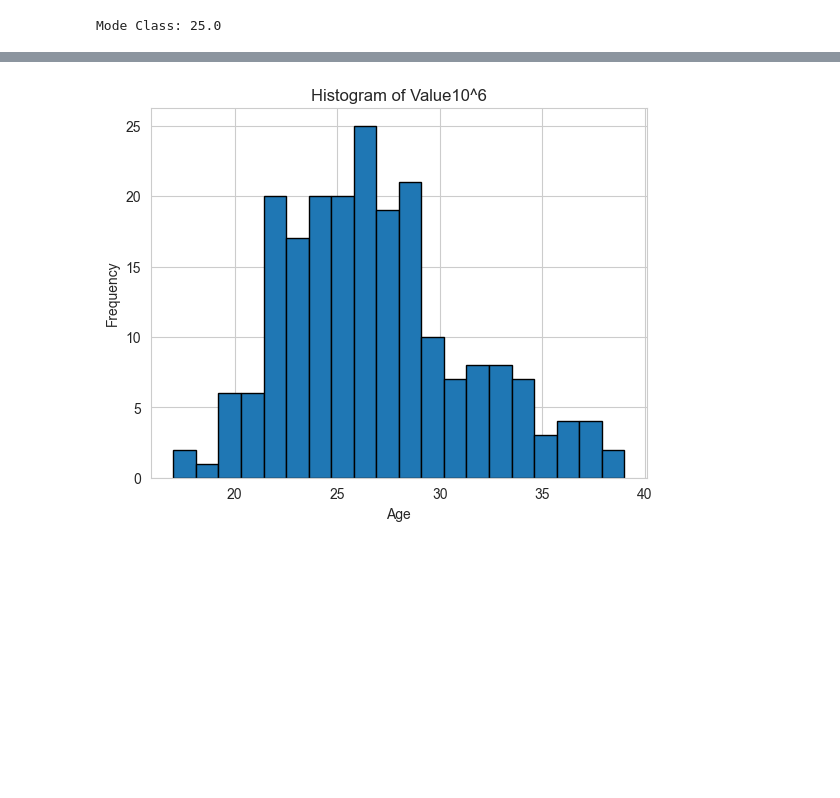
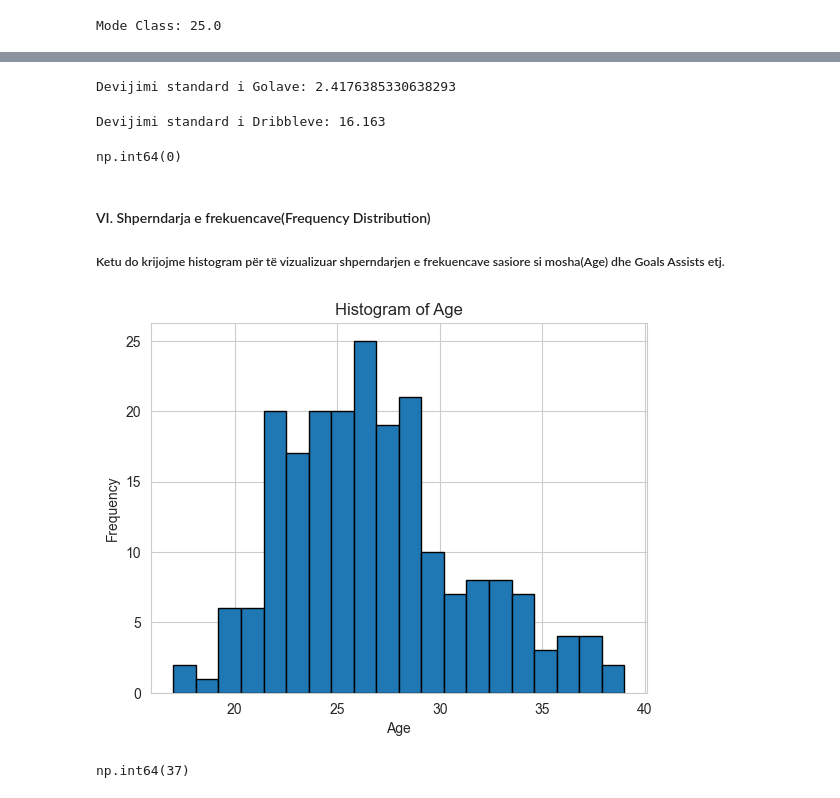
Before and after one commit to ArberKuqi/PythonDataScience_Project, a Jupyter notebook: ChampionsData/02-descriptive_statistics.ipynb, the cells around one changed output, grey strips where cells are left out. Saved outputs shown, nothing was run; the diff lists cells and outputs as text; code cells hidden in the pictures; blank space fills up the shorter version.

```diff
--- a/ChampionsData/02-descriptive_statistics.ipynb
+++ b/ChampionsData/02-descriptive_statistics.ipynb
@@ -9,5 +9,5 @@ import plotly.express as px
 # %% [markdown]
 ### I. Leximi i te dhenave ose keti DataFrame
 # %%
-ftg = pd.read_excel('UCL_playerstats_.xlsx')
+ucl = pd.read_excel('UCL_playerstats_.xlsx')
 # %%
@@ -46,9 +88,24 @@ Mode Class: 25.0
+# %%
+goals_std = ucl['Goals'].std()
+
+print(f'Devijimi standard i Golave: {goals_std}')
+# %% [output]
+Devijimi standard i Golave: 2.4176385330638293
+# %%
+dribbles_std = ucl['Dribbles'].std()
+print(f'Devijimi standard i Dribbleve: {round(dribbles_std, 3)}')
+# %% [output]
+Devijimi standard i Dribbleve: 16.163
+np.int64(0)
+# %% [markdown]
+#### VI. Shperndarja e frekuencave(Frequency Distribution)
+##### Ketu do krijojme histogram për të vizualizuar shperndarjen e frekuencave sasiore si mosha(Age) dhe Goals  Assists etj.
 # %%
-plt.hist(ftg['Age'], bins=20, edgecolor='k')
+plt.hist(ucl['Age'], bins=20, edgecolor='k')
 plt.xlabel('Age')
 plt.ylabel('Frequency')
-plt.title('Histogram of Value10^6')
+plt.title('Histogram of Age')
 plt.show()
 # %% [output]
-[figure, old version]
+[figure, new version]
 # %%
@@ -56,2 +113,7 @@ fig = px.histogram(ftg, x='Age', nbins=30, title="Histogram of Value10^6",color_
 fig.update_layout(xaxis_title="Age", yaxis_title="Frequency")
 fig.show()
+# %%
+barcelonateam = ucl[ucl['Team'] == 'Barcelona']
+barcelonateam['Goals'].sum()
+# %% [output]
+np.int64(37)
```
Also changed, not shown: parts of 14 cells of this notebook.
